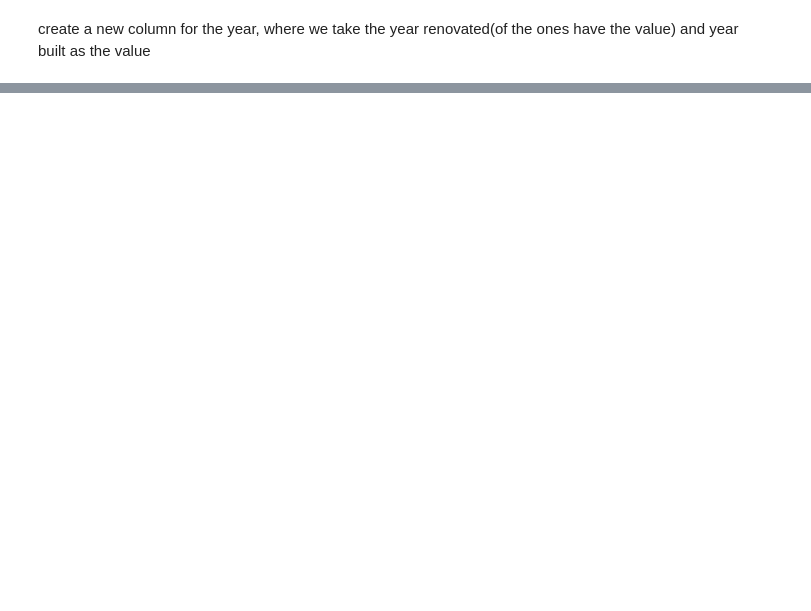
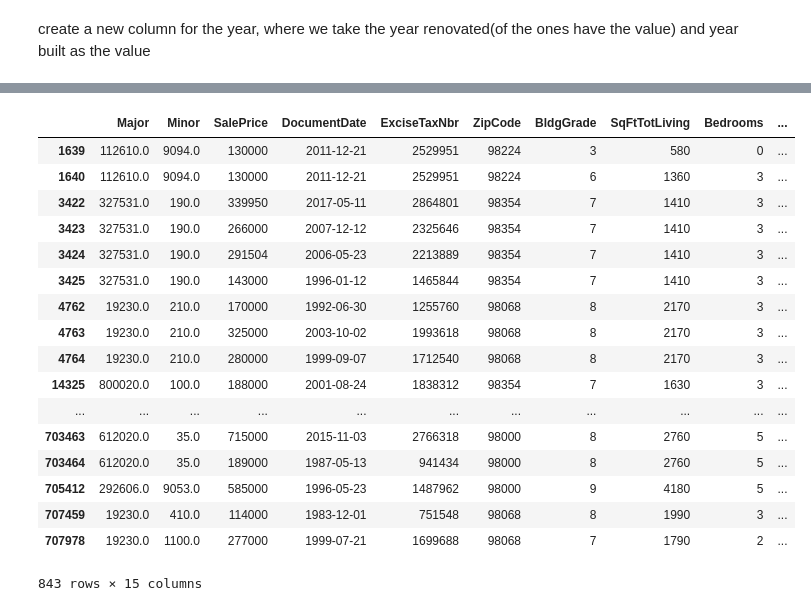
Before and after one commit to ericauuu/mod_1_project_seattle-ds-062419, a Jupyter notebook: data_inspection.ipynb, the cells around one changed output, grey strips where cells are left out. Saved outputs shown, nothing was run; the diff lists cells and outputs as text; code cells hidden in the pictures; blank space fills up the shorter version.

Commit message:
model with zipcodes

```diff
--- a/data_inspection.ipynb
+++ b/data_inspection.ipynb
@@ -298,0 +368,2 @@ sales_data['Year'] = sales_data['DocumentDate'].apply(lambda ts:ts.year)
+# %%
+king_zipcode_data = pd.read_csv('raw_data/king_zipcode.csv')
@@ -298,0 +379,2 @@ sales_data['Year'] = sales_data['DocumentDate'].apply(lambda ts:ts.year)
+# %%
+king_zipcode_data.drop(columns=['State', 'County Name', 'Zipcode name'], axis=1, inplace=True)
@@ -298,0 +410,25 @@ sales_data['Year'] = sales_data['DocumentDate'].apply(lambda ts:ts.year)
+# %%
+king_zipcode_data = king_zipcode_data.rename(columns={'Zipcode':'ZipCode'})
+# %%
+x = pd.merge(sales_data, king_zipcode_data, on=['ZipCode'], how='left')
+# %%
+x[x['City'].isnull()]
+# %% [output]
+|  | Major | Minor | SalePrice | DocumentDate | ExciseTaxNbr | ZipCode | BldgGrade | SqFtTotLiving | Bedrooms | ... |
+| 1639 | 112610.0 | 9094.0 | 130000 | 2011-12-21 | 2529951 | 98224 | 3 | 580 | 0 | ... |
+| 1640 | 112610.0 | 9094.0 | 130000 | 2011-12-21 | 2529951 | 98224 | 6 | 1360 | 3 | ... |
+| 3422 | 327531.0 | 190.0 | 339950 | 2017-05-11 | 2864801 | 98354 | 7 | 1410 | 3 | ... |
+| 3423 | 327531.0 | 190.0 | 266000 | 2007-12-12 | 2325646 | 98354 | 7 | 1410 | 3 | ... |
+| 3424 | 327531.0 | 190.0 | 291504 | 2006-05-23 | 2213889 | 98354 | 7 | 1410 | 3 | ... |
+| 3425 | 327531.0 | 190.0 | 143000 | 1996-01-12 | 1465844 | 98354 | 7 | 1410 | 3 | ... |
+| 4762 | 19230.0 | 210.0 | 170000 | 1992-06-30 | 1255760 | 98068 | 8 | 2170 | 3 | ... |
+| 4763 | 19230.0 | 210.0 | 325000 | 2003-10-02 | 1993618 | 98068 | 8 | 2170 | 3 | ... |
+| 4764 | 19230.0 | 210.0 | 280000 | 1999-09-07 | 1712540 | 98068 | 8 | 2170 | 3 | ... |
+| 14325 | 800020.0 | 100.0 | 188000 | 2001-08-24 | 1838312 | 98354 | 7 | 1630 | 3 | ... |
+| ... | ... | ... | ... | ... | ... | ... | ... | ... | ... | ... |
+| 703463 | 612020.0 | 35.0 | 715000 | 2015-11-03 | 2766318 | 98000 | 8 | 2760 | 5 | ... |
+| 703464 | 612020.0 | 35.0 | 189000 | 1987-05-13 | 941434 | 98000 | 8 | 2760 | 5 | ... |
+| 705412 | 292606.0 | 9053.0 | 585000 | 1996-05-23 | 1487962 | 98000 | 9 | 4180 | 5 | ... |
+| 707459 | 19230.0 | 410.0 | 114000 | 1983-12-01 | 751548 | 98068 | 8 | 1990 | 3 | ... |
+| 707978 | 19230.0 | 1100.0 | 277000 | 1999-07-21 | 1699688 | 98068 | 7 | 1790 | 2 | ... |
+843 rows × 15 columns
```
Also changed, not shown: parts of 54 cells of this notebook.
